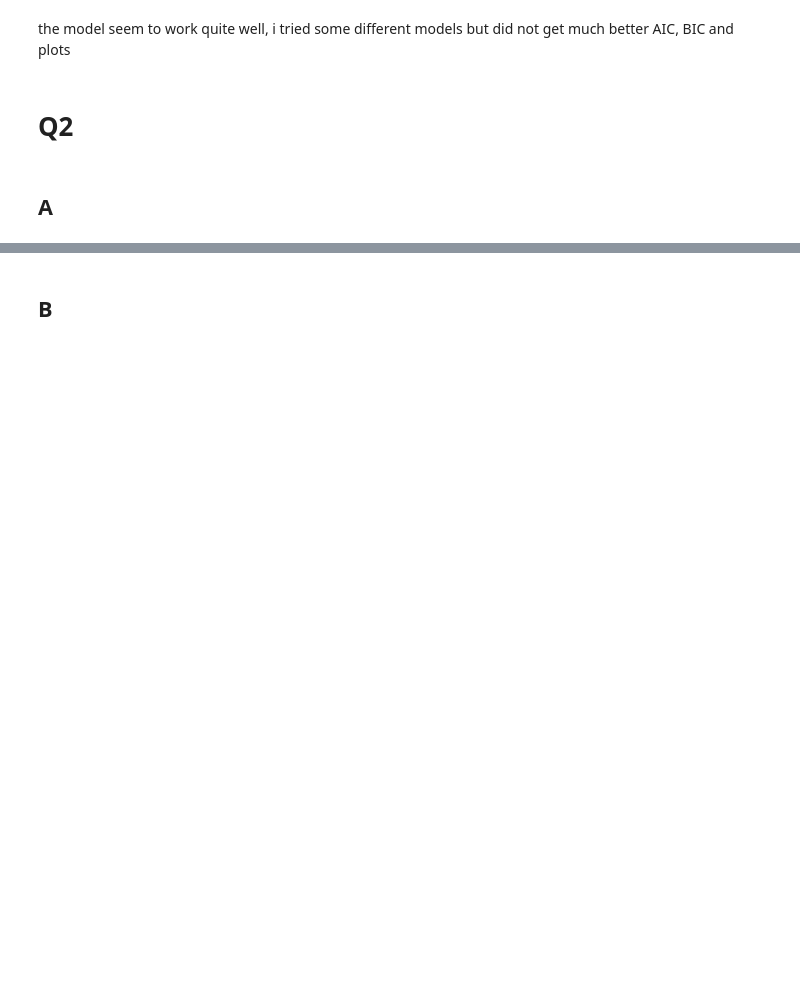
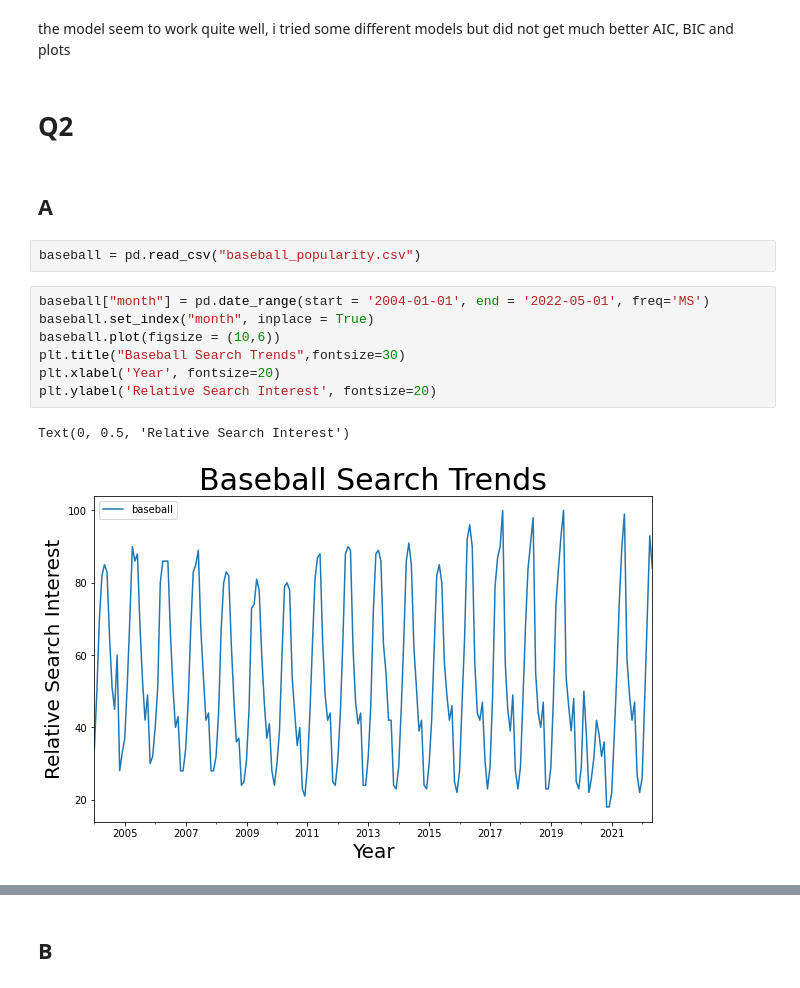
Before and after one commit to roihezkiyahu/Time-Series-Course, a Jupyter notebook: HW5/HW5.ipynb, the cells around one changed output, grey strips where cells are left out. Saved outputs shown, nothing was run; the diff lists cells and outputs as text; blank space fills up the shorter version.

```diff
--- a/HW5/HW5.ipynb
+++ b/HW5/HW5.ipynb
@@ -176,3 +182,15 @@ the model seem to work quite well, i tried some different models but did not get
 # Q2
 # %% [markdown]
 ## A
+# %%
+baseball = pd.read_csv("baseball_popularity.csv")
+# %%
+baseball["month"] = pd.date_range(start = '2004-01-01', end = '2022-05-01', freq='MS')
+baseball.set_index("month", inplace = True)
+baseball.plot(figsize = (10,6))
+plt.title("Baseball Search Trends",fontsize=30)
+plt.xlabel('Year', fontsize=20)
+plt.ylabel('Relative Search Interest', fontsize=20)
+# %% [output]
+Text(0, 0.5, 'Relative Search Interest')
+[figure, added]
```
Also changed, not shown: parts of 37 cells of this notebook.
